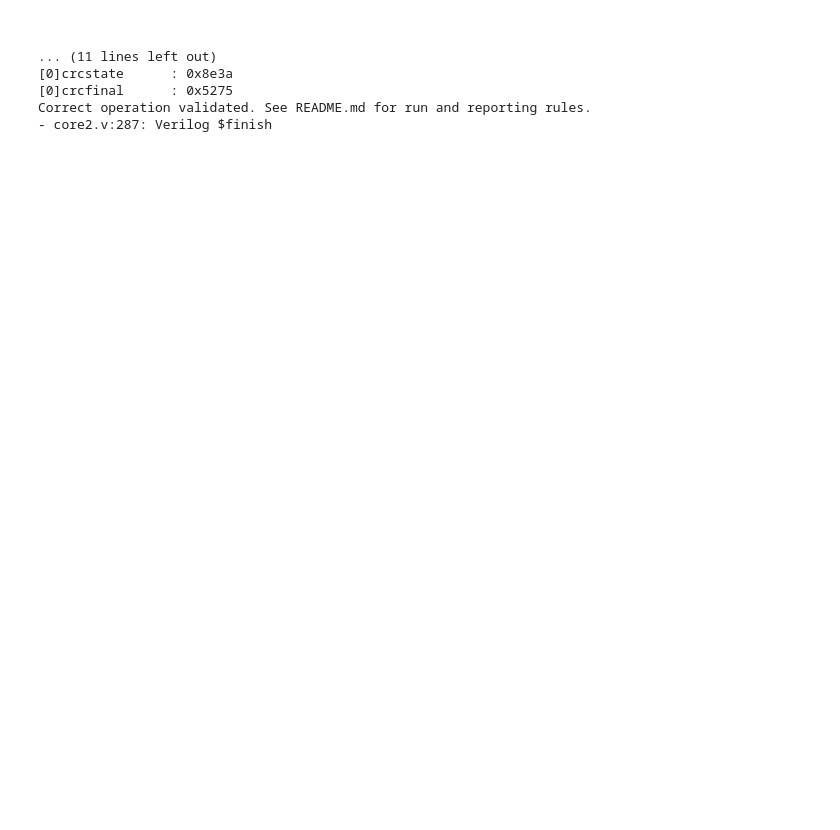
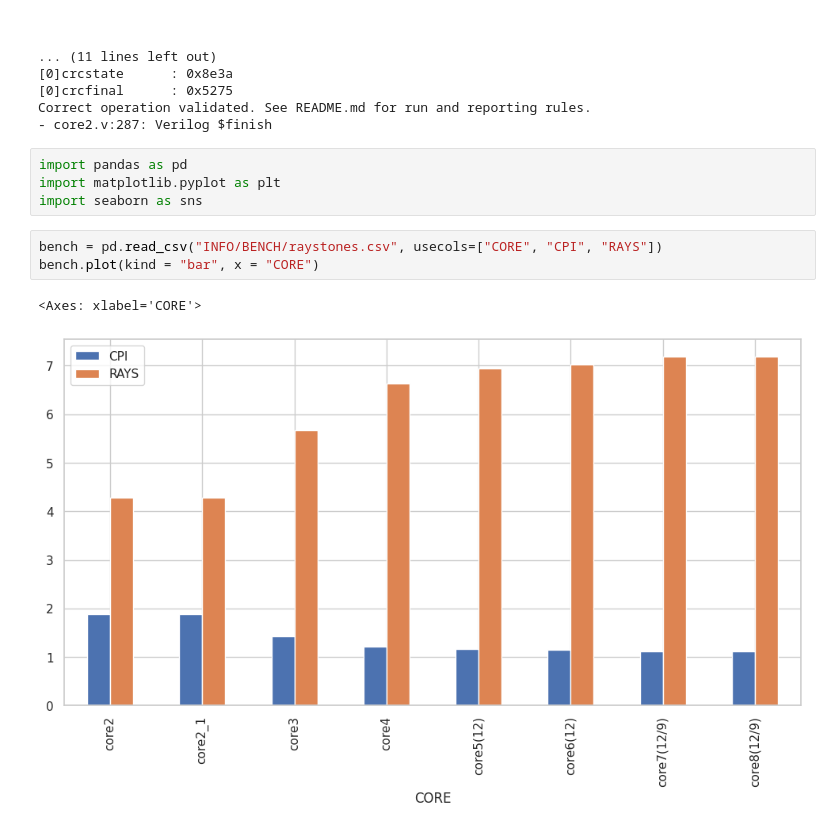
Before and after one commit to arruk/TRYonRISCV, a Jupyter notebook: sim.ipynb, the cells around one changed output. Saved outputs shown, nothing was run; the diff lists cells and outputs as text; blank space fills up the shorter version.

```diff
--- a/sim.ipynb
+++ b/sim.ipynb
@@ -236,3 +218,13 @@ build: testbench for petituyau
 [0]crcfinal      : 0x5275
 Correct operation validated. See README.md for run and reporting rules.
 - core2.v:287: Verilog $finish
+# %%
+import pandas as pd
+import matplotlib.pyplot as plt
+import seaborn as sns
+# %%
+bench = pd.read_csv("INFO/BENCH/raystones.csv", usecols=["CORE", "CPI", "RAYS"])
+bench.plot(kind = "bar", x = "CORE")
+# %% [output]
+<Axes: xlabel='CORE'>
+[figure, added]
```
Also changed, not shown: parts of 8 cells of this notebook, 4 other files.
